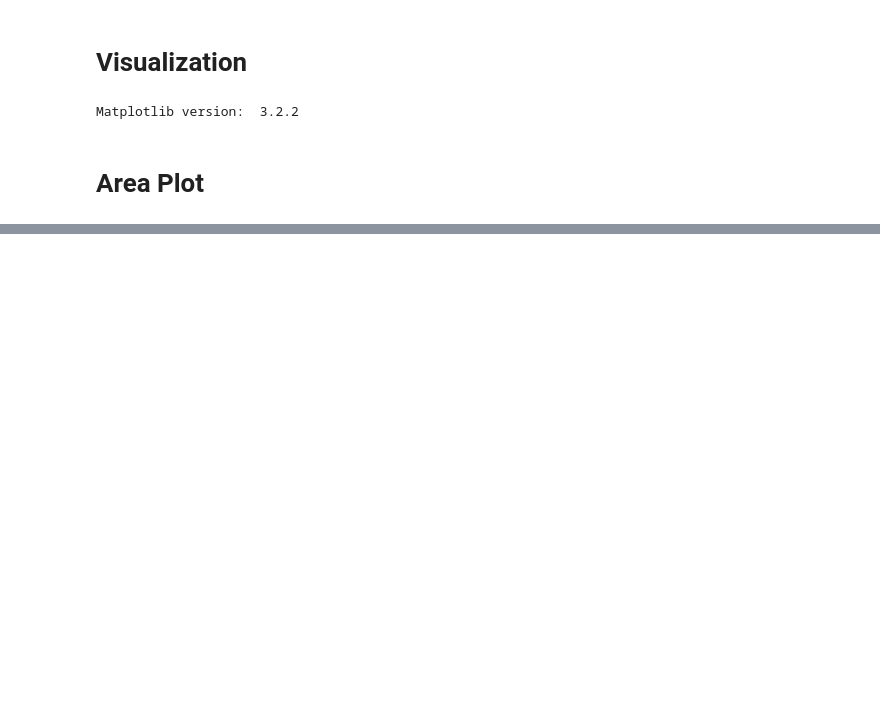
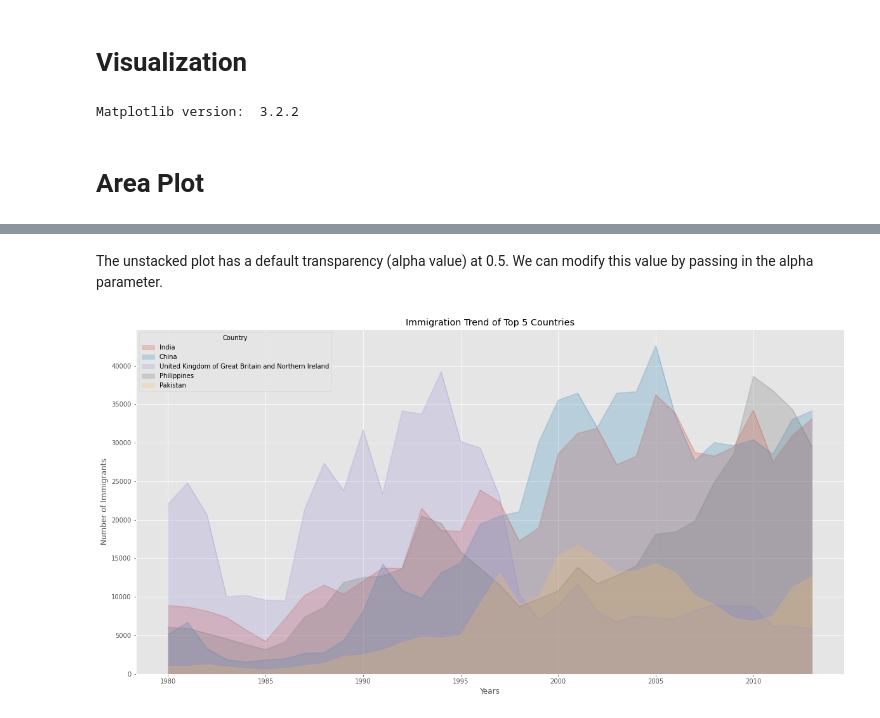
Before and after one commit to abdulfataiameen/canadian_immigration_trend_visualization, a Jupyter notebook: Data_visualization_ibm_week2.ipynb, the cells around one changed output, grey strips where cells are left out. Saved outputs shown, nothing was run; the diff lists cells and outputs as text; code cells hidden in the pictures; blank space fills up the shorter version.

```diff
--- a/Data_visualization_ibm_week2.ipynb
+++ b/Data_visualization_ibm_week2.ipynb
@@ -128,0 +188,16 @@ Matplotlib version:  3.2.2
+# %% [markdown]
+The unstacked plot has a default transparency (alpha value) at 0.5. We can modify this value by passing in the alpha parameter.
+# %%
+df_top5.plot(kind='area',
+             alpha=0.25, # 0-1, default value a= 0.5
+             stacked=False,
+             figsize=(20, 10),
+            )
+
+plt.title('Immigration Trend of Top 5 Countries')
+plt.ylabel('Number of Immigrants')
+plt.xlabel('Years')
+
+plt.show()
+# %% [output]
+[figure, added]
```
Also changed, not shown: parts of 6 cells of this notebook.
